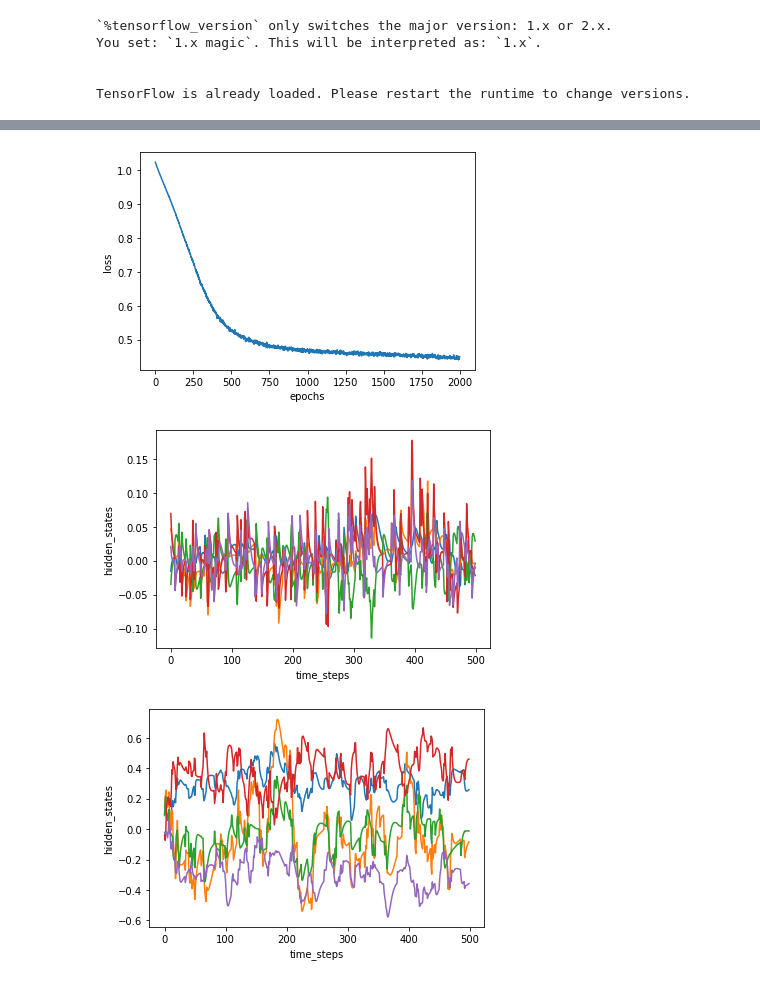
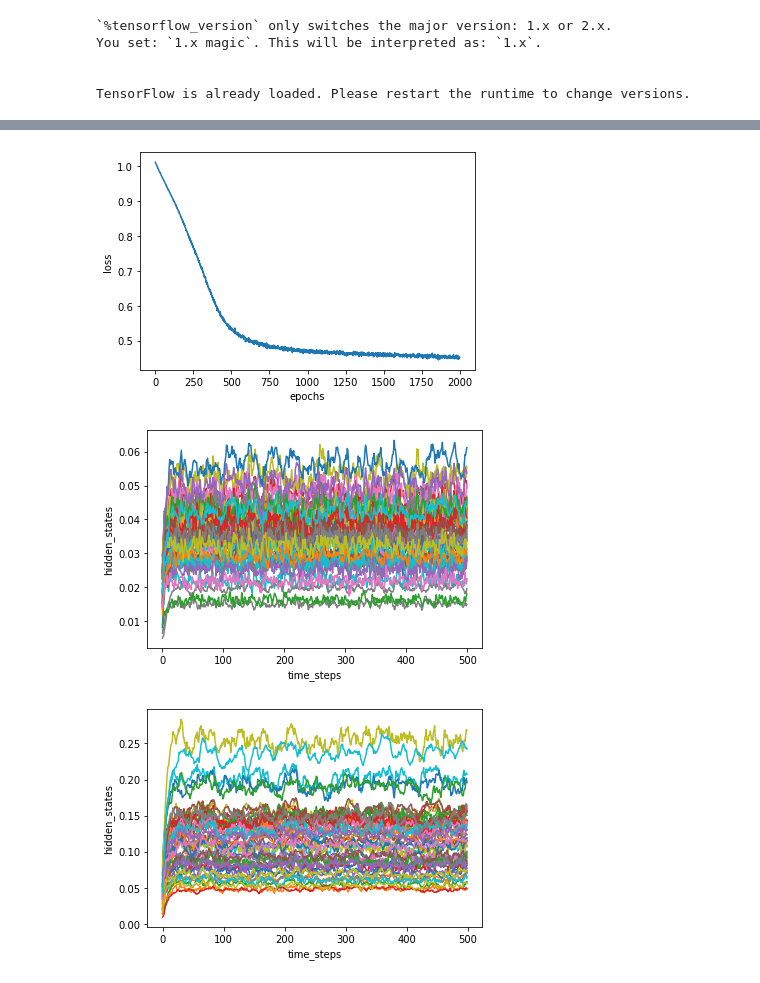
Before and after one commit to Nishant-codex/rnn_flip_flops, a Jupyter notebook: flip_flop.ipynb, the cells around one changed output, grey strips where cells are left out. Drawn from its saved outputs; the diff is of its cells as text; code cells hidden in the pictures.

```diff
--- a/flip_flop.ipynb
+++ b/flip_flop.ipynb
@@ -82,17 +81,17 @@ def flip_flop(p, bits, time, batch_size, plot=False):
     plt.plot(inputs[1][:,0])
     plt.plot(outputs[1][:,0])
     plt.xlabel("time")
-    plt.ylabel("flip-flop value")
+    plt.ylabel("Bit 0")
     plt.show()
     plt.plot(inputs[1][:,1])
     plt.plot(outputs[1][:,1])
     plt.xlabel("time")
-    plt.ylabel("flip-flop value")
+    plt.ylabel("Bit 1")
     plt.show()
     plt.plot(inputs[1][:,2])
     plt.plot(outputs[1][:,2])
     plt.xlabel("time")
-    plt.ylabel("flip-flop value")
+    plt.ylabel("Bit 2")
     plt.show()
   return({'inputs':inputs,'outputs':outputs})
 
@@ -110,4 +109,9 @@ def data_batches(num_batches, hyp_dict=hyp_dict):
 # %%
+def reset_graph():
+    if 'sess' in globals() and sess:
+        sess.close()
+    tf.reset_default_graph()
+
 def setup_model(hyp_dict):
   #Hyperparameters
   time = hyp_dict['time']
@@ -119,24 +123,29 @@ def setup_model(hyp_dict):
   learning_rate =  hyp_dict['learning_rate']
   cell_type = hyp_dict['type']
   #-----------------------------------------------------------
-
+  reset_graph()
   x = tf.placeholder(tf.float32, [batch_size, time, bits], name='input_placeholder')
   y = tf.placeholder(tf.float32, [batch_size, time, bits], name='labels_placeholder')
 
   if cell_type == 'Vanilla':
-    cell = tf.contrib.rnn.BasicRNNCell(state_size, reuse=tf.AUTO_REUSE)
+    cell = tf.contrib.rnn.BasicRNNCell(state_size,reuse=tf.AUTO_REUSE)
 
   if cell_type == 'GRU':
-    cell = tf.contrib.rnn.GRUCell(state_size, reuse=tf.AUTO_REUSE)
+    cell = tf.contrib.rnn.GRUCell(state_size,reuse=tf.AUTO_REUSE)
 
   if cell_type == 'LSTM':
-    cell = tf.contrib.rnn.BasicLSTMCell(state_size, reuse=tf.AUTO_REUSE)
+    cell = tf.contrib.rnn.LSTMCell(state_size,reuse=tf.AUTO_REUSE,state_is_tuple=True)
 
   init_state = cell.zero_state(batch_size, dtype=tf.float32)
 
   rnn_outputs, final_state = tf.nn.dynamic_rnn(cell, x, initial_state=init_state)
 
-  with tf.variable_scope('losses', reuse=tf.AUTO_REUSE):
+  """
+  rnn_outputs gives out rnn hidden states ht which is of the size [batch_size, timestep, state_size]
+
+  """
+
+  with tf.variable_scope('losses',reuse=tf.AUTO_REUSE):
       W = tf.get_variable('W', [state_size , bits])
       b = tf.get_variable('b', [bits], initializer=tf.constant_initializer(0.0))
 
@@ -150,4 +159,4 @@ def setup_model(hyp_dict):
   losses = tf.squared_difference(logits,y_as_list)
   total_loss = tf.reduce_mean(losses)
   train_step = tf.train.AdagradOptimizer(learning_rate).minimize(total_loss)
-  return {'losses':total_loss, 'train_step':train_step, 'hiddens':rnn_outputs,'finalstate':final_state , 'X':x, 'Y':y, 'predict':logits }
+  return {'losses':total_loss, 'train_step':train_step, 'hiddens':rnn_outputs,'finalstate':final_state , 'X':x, 'Y':y, 'predict':logits, 'init_state':init_state , 'saver' : tf.train.Saver() }
@@ -190,8 +197,8 @@ def train_network(num_epochs,hyp_dict, verbose=True, save=True):
     hidden.append(outputs)
     if(save):
       saver.save(sess, save)
-  return training_losses, hidden, predict, ground_truth
+  return training_losses, hidden, predict, ground_truth, training_state
 # %%
-training_losses, hidden ,predict, ground= train_network(2000,hyp_dict,num_steps,save='saver/GRU_2000_epochs')
+training_losses, hidden ,predict, ground, final_state= train_network(2000,hyp_dict,num_steps,save='saver/GRU_2000_epochs')
 plt.plot(training_losses)
 plt.show()
@@ -217,18 +205,19 @@ Average training loss for Epoch 1999 : 0.004493549466133118
 # %%
 plt.plot(training_losses)
 plt.xlabel('epochs')
 plt.ylabel('loss')
 plt.show()
-plt.plot(hidden[0][199,:,:5])
+plt.plot(np.std(hidden[0],axis=0)) #Plotting the standard dev of the hidden states for a single epoch
 plt.xlabel('time_steps')
 plt.ylabel('hidden_states')
 plt.show()
-plt.plot(hidden[1][199,:,:5])
+hid_var = np.var(hidden[1],axis=0) #Plotting the standard dev of the hidden states after 2000 epoch
+plt.plot(np.std(hidden[1],axis=0))
 plt.xlabel('time_steps')
 plt.ylabel('hidden_states')
 plt.show()
 # %% [output]
-[figure, old version]
+[figure, new version]
-[figure, old version]
+[figure, new version]
-[figure, old version]
+[figure, new version]
 # %%
```
Also changed, not shown: parts of 9 cells of this notebook.
